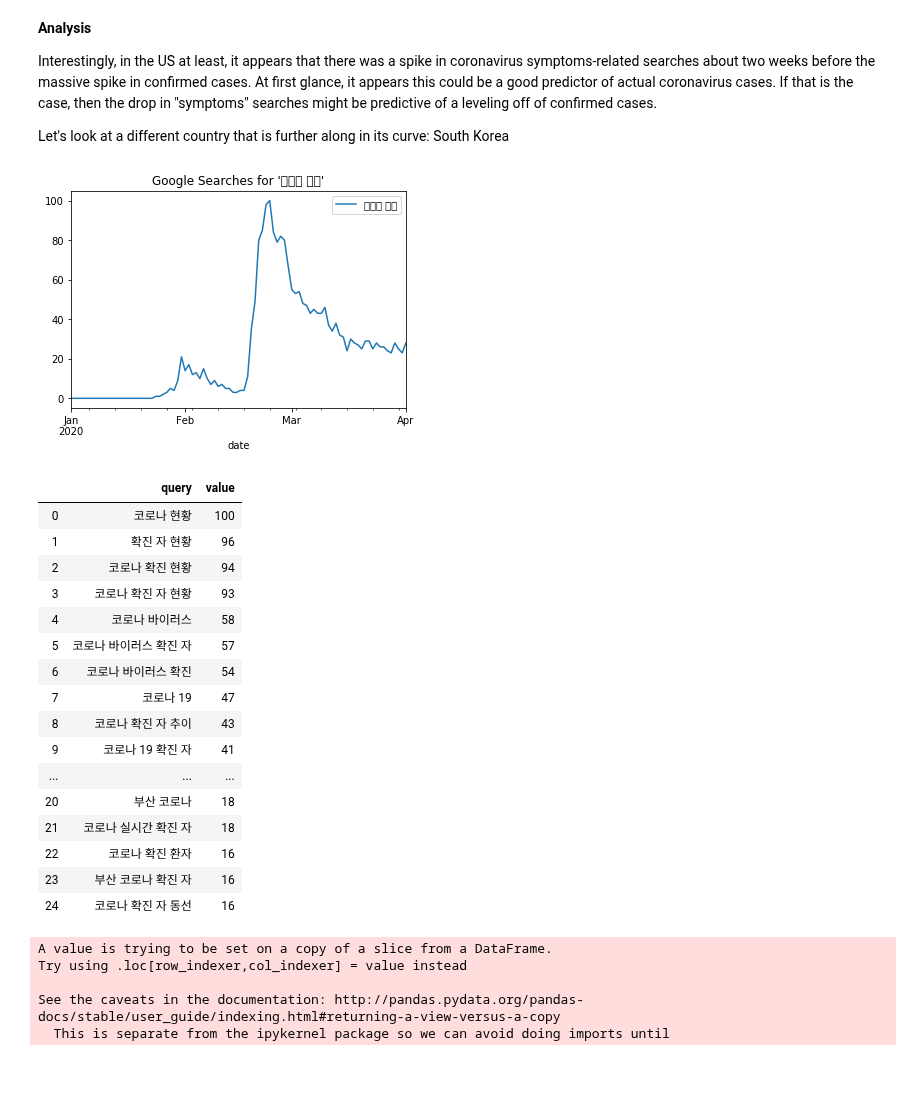
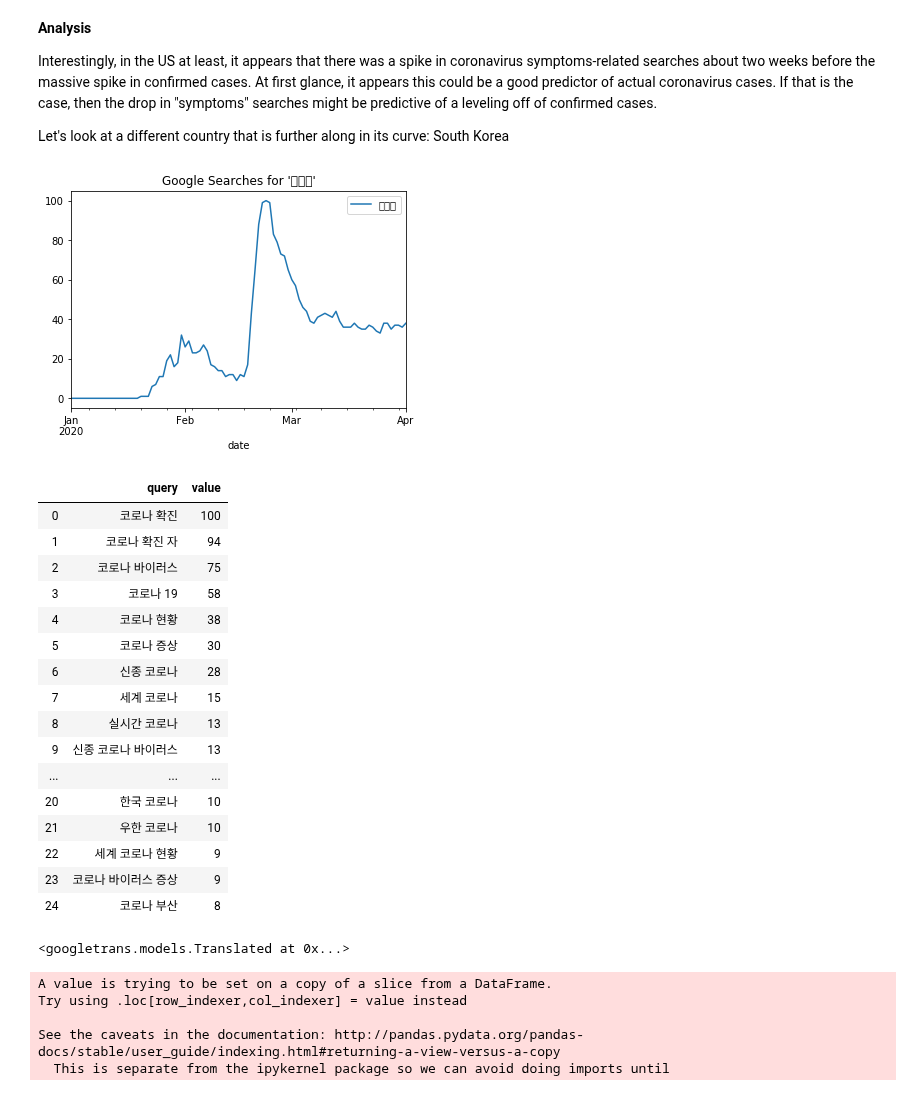
Before and after one commit to spotted-d/RNN_covid19_modeling, a Jupyter notebook: milestone2_eda/milestone2_eda.ipynb, the cells around one changed output. Drawn from its saved outputs; the diff is of its cells as text; code cells hidden in the pictures.

```diff
--- a/milestone2_eda/milestone2_eda.ipynb
+++ b/milestone2_eda/milestone2_eda.ipynb
@@ -533,32 +554,32 @@ Interestingly, in the US at least, it appears that there was a spike in coronavi
 Let's look at a different country that is further along in its curve: South Korea
 # %%
 # build query: coronavirus searches starting at 2020, for south korea
-kw_list = ["코로나 확진"]
+kw_list = ["코로나"]
 pyt.build_payload(kw_list, cat=0, timeframe='2020-01-01 2020-04-01', geo='KR', gprop='')
 
 # interest over time
 search_coronavirus = pyt.interest_over_time()
 search_coronavirus.plot.line(y=kw_list[0])
 plt.title(f"Google Searches for '{kw_list[0]}'");
 # %% [output]
-[figure, old version]
+[figure, new version]
 # %%
 pyt.related_queries()[kw_list[0]]["top"]
 # %% [output]
 |  | query | value |
-| 0 | 코로나 현황 | 100 |
-| 1 | 확진 자 현황 | 96 |
-| 2 | 코로나 확진 현황 | 94 |
-| 3 | 코로나 확진 자 현황 | 93 |
-| 4 | 코로나 바이러스 | 58 |
-| 5 | 코로나 바이러스 확진 자 | 57 |
-| 6 | 코로나 바이러스 확진 | 54 |
-| 7 | 코로나 19 | 47 |
-| 8 | 코로나 확진 자 추이 | 43 |
-| 9 | 코로나 19 확진 자 | 41 |
+| 0 | 코로나 확진 | 100 |
+| 1 | 코로나 확진 자 | 94 |
+| 2 | 코로나 바이러스 | 75 |
+| 3 | 코로나 19 | 58 |
+| 4 | 코로나 현황 | 38 |
+| 5 | 코로나 증상 | 30 |
+| 6 | 신종 코로나 | 28 |
+| 7 | 세계 코로나 | 15 |
+| 8 | 실시간 코로나 | 13 |
+| 9 | 신종 코로나 바이러스 | 13 |
 | ... | ... | ... |
-| 20 | 부산 코로나 | 18 |
-| 21 | 코로나 실시간 확진 자 | 18 |
-| 22 | 코로나 확진 환자 | 16 |
-| 23 | 부산 코로나 확진 자 | 16 |
-| 24 | 코로나 확진 자 동선 | 16 |
+| 20 | 한국 코로나 | 10 |
+| 21 | 우한 코로나 | 10 |
+| 22 | 세계 코로나 현황 | 9 |
+| 23 | 코로나 바이러스 증상 | 9 |
+| 24 | 코로나 부산 | 8 |
@@ -570,3 +586,8 @@ plt.title(f"Google Searches for '{kw_list[0]}'");
+# %%
+translator = Translator()
+translator.translate('코로나 확진', dest="en")
+# %% [output]
+<googletrans.models.Translated at 0x...>
 # %%
 # fetch south korea data and clean date
 covid_sk = covid_global.loc[covid_global["country"] == "Korea, South"]
```
Also changed, not shown: parts of 16 cells of this notebook.
